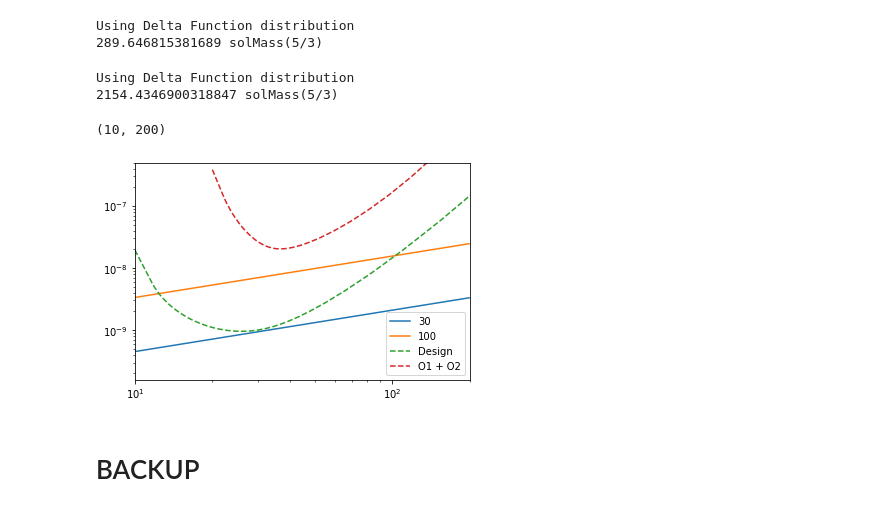
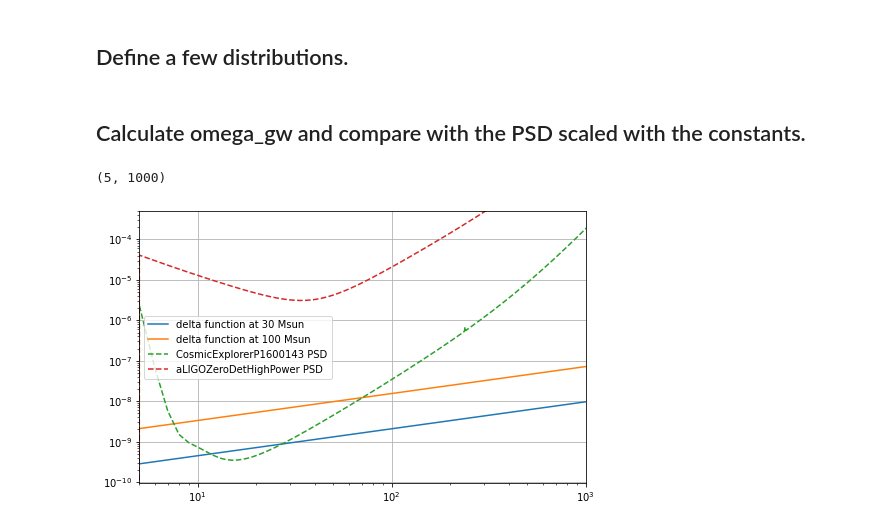
Before and after one commit to adivijaykumar/astrophysical-sgwb-solutions, a Jupyter notebook: omega_gw_without_time_delay.ipynb, the cells around one changed output. Saved outputs shown, nothing was run; the diff lists cells and outputs as text; code cells hidden in the pictures.

```diff
--- a/omega_gw_without_time_delay.ipynb
+++ b/omega_gw_without_time_delay.ipynb
@@ -12,26 +26,15 @@ f_pi_o1o2,_,  pi_o1o2 = np.loadtxt("data/PICurve_O1O2.dat", unpack=True)
 # %%
-z_arr = np.logspace(-3, np.log10(20), 100000)
-lookback_time_to_z = interp1d(Planck15.lookback_time(z_arr).value, z_arr)
-
 def Rstar_z(z):
     """
-    The star formation rate as a function of redshift
+    The star formation rate as a function of redshift.
+    Normalized to the merger rate from GWTC-2
+    https://arxiv.org/abs/2010.14533
     """
 
     a, b, zm = 2.8, 2.46, 1.72
-    nu = 24 / u.yr / u.Gpc ** 3
+    nu = 23.9 / u.yr / u.Gpc ** 3 # BBH merger rate
     numerator = nu * a * np.exp(b * (z - zm))
     denominator = a - b + b * np.exp(a * (z - zm))
     return numerator / denominator
-
-def Rstar_tL(lookback_time):
-    """
-    The star formation rate as a function of lookback time
-    """
-
-    a, b, zm, nu = 2.8, 2.46, 1.72, .146e9
-    numerator = nu * a * np.exp(b * (z - zm))
-    denominator = a - b + b * np.exp(a * (z - zm))
-    return numerator / denominator
 # %%
 def dEdf(freq, factor):
@@ -76,0 +79,2 @@ def flat(x, minimum, maximum):
+# %% [markdown]
+## Define a few distributions.
@@ -77,20 +92,23 @@ def flat(x, minimum, maximum):
+# %% [markdown]
+## Calculate omega_gw and compare with the PSD scaled with the constants.
 # %%
-f_arr = np.arange(10, 200, 1)
+plt.figure(figsize=(8,5))
+
+f_arr = np.arange(5, 1000, 2)
 for chirp_mass in [30, 100]:
     omega = omega_GW_without_time_delay(f_arr, "delta_function", extra_args=dict(val=chirp_mass),)
-    plt.loglog(f_arr, omega, label=chirp_mass)
+    plt.loglog(f_arr, omega, label=f"delta function at {chirp_mass} Msun")
 
-plt.plot(f_pi_design, pi_design, label="Design", ls="--")
-plt.plot(f_pi_o1o2, pi_o1o2, label="O1 + O2", ls="--")
-plt.legend()
-plt.ylim(ymax=5e-7)
-plt.xlim(10, 200)
+for name in ["CosmicExplorerP1600143", "aLIGOZeroDetHighPower"]:
+    psd = pycbc.psd.analytical.from_string(name, 2000, 1, 5)
+    psd_data = psd.data / u.Hz
+    psd_frequencies = psd.sample_frequencies * u.Hz
+    psd = (psd_data * (psd_frequencies) ** 3 / constants.G / Planck15.critical_density0).si * np.pi/4
+    plt.plot(psd_frequencies, psd, label=name + " PSD", ls="--")
+plt.legend(loc="best")
+plt.ylim(ymax=5e-4)
+plt.grid()
+plt.xlim(5, 1000)
 # %% [output]
-Using Delta Function distribution
-289.646815381689 solMass(5/3)
+(5, 1000)
-Using Delta Function distribution
-2154.4346900318847 solMass(5/3)
-(10, 200)
-[figure, old version]
+[figure, new version]
-# %% [markdown]
-# BACKUP
```
Also changed, not shown: parts of 11 cells of this notebook.
